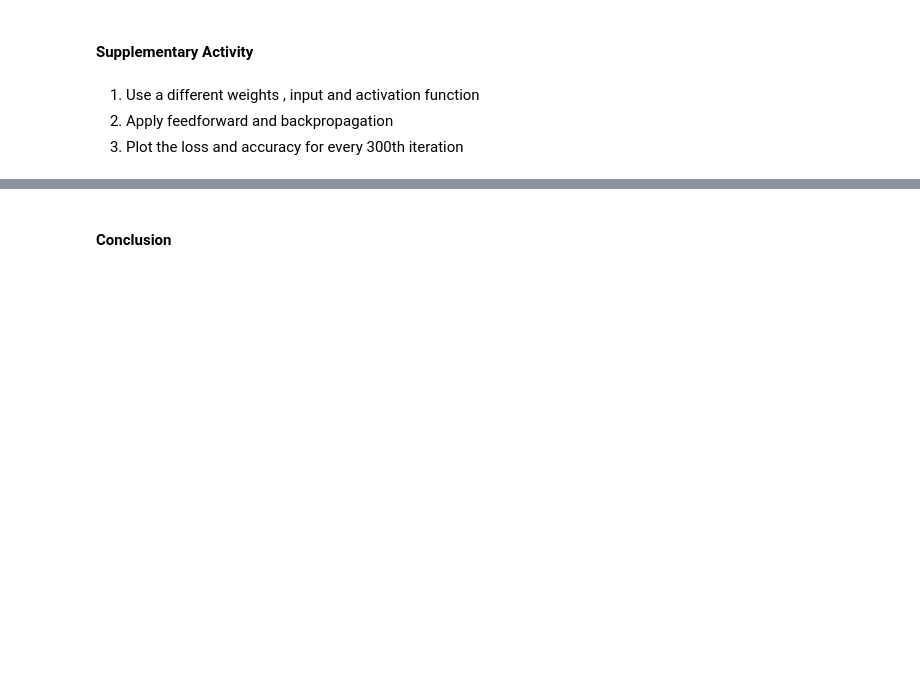
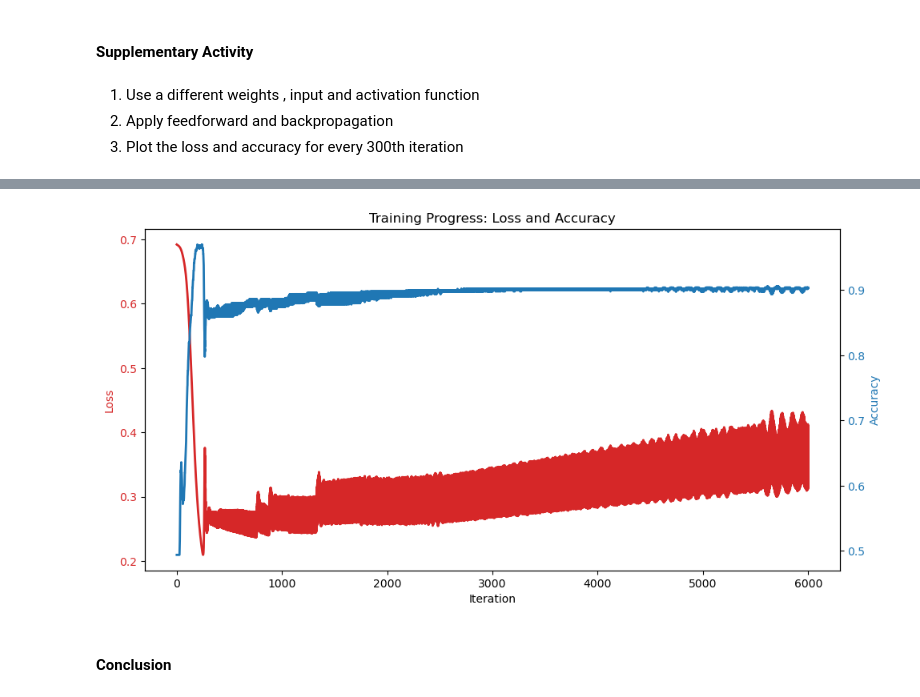
Before and after one commit to KennJieValleser/CPE-313-CPE32S3, a Jupyter notebook: Hands-on Activity 1.1 - Neural Networks.ipynb, the cells around one changed output, grey strips where cells are left out. Drawn from its saved outputs; the diff is of its cells as text; code cells hidden in the pictures; blank space fills up the shorter version.

```diff
--- a/Hands-on Activity 1.1 - Neural Networks.ipynb
+++ b/Hands-on Activity 1.1 - Neural Networks.ipynb
@@ -677,3 +725,24 @@ ax.legend(bbox_to_anchor=(1, 0.8), fancybox=True, shadow=True, fontsize='x-large
 1. Use a different weights , input and activation function
 2. Apply feedforward and backpropagation
 3. Plot the loss and accuracy for every 300th iteration
+# %%
+
+
+# Standard ReLU derivative for the backprop step
+def relu_deriv(z):
+    return (z > 0).astype(float)
+
+np.random.seed(42)
+# Small random weights are key to breaking symmetry
+W_1 = np.random.randn(3, 8) * 0.1
+W_2 = np.random.randn(8, 2) * 0.1
+
+num_iter = 6000
+# Lowering this slightly (e.g., 0.001 to 0.01) prevents the "L-shape" flatline
+learning_rate = 0.001
+x_mat = x_mat_full
+
+y_one_hot = np.zeros((num_obs, 2))
+y_one_hot[np.arange(num_obs), y] = 1
+
+loss_vals, accuracies = [], []
@@ -680,3 +804,27 @@ ax.legend(bbox_to_anchor=(1, 0.8), fancybox=True, shadow=True, fontsize='x-large
+# %%
+
+
+fig, ax1 = plt.subplots(figsize=(10, 5))
+
+# Plot Loss on the left axis
+color = 'tab:red'
+ax1.set_xlabel('Iteration')
+ax1.set_ylabel('Loss', color=color)
+ax1.plot(loss_vals, color=color, linewidth=2, label='Loss')
+ax1.tick_params(axis='y', labelcolor=color)
+
+# Plot Accuracy on the right axis
+ax2 = ax1.twinx()
+color = 'tab:blue'
+ax2.set_ylabel('Accuracy', color=color)
+ax2.plot(accuracies, color=color, linewidth=2, label='Accuracy')
+ax2.tick_params(axis='y', labelcolor=color)
+
+fig.tight_layout()
+plt.title('Training Progress: Loss and Accuracy')
+plt.show()
+# %% [output]
+[figure, added]
 # %% [markdown]
 #### Conclusion
 # %% [markdown]
```
Also changed, not shown: parts of 12 cells of this notebook.
